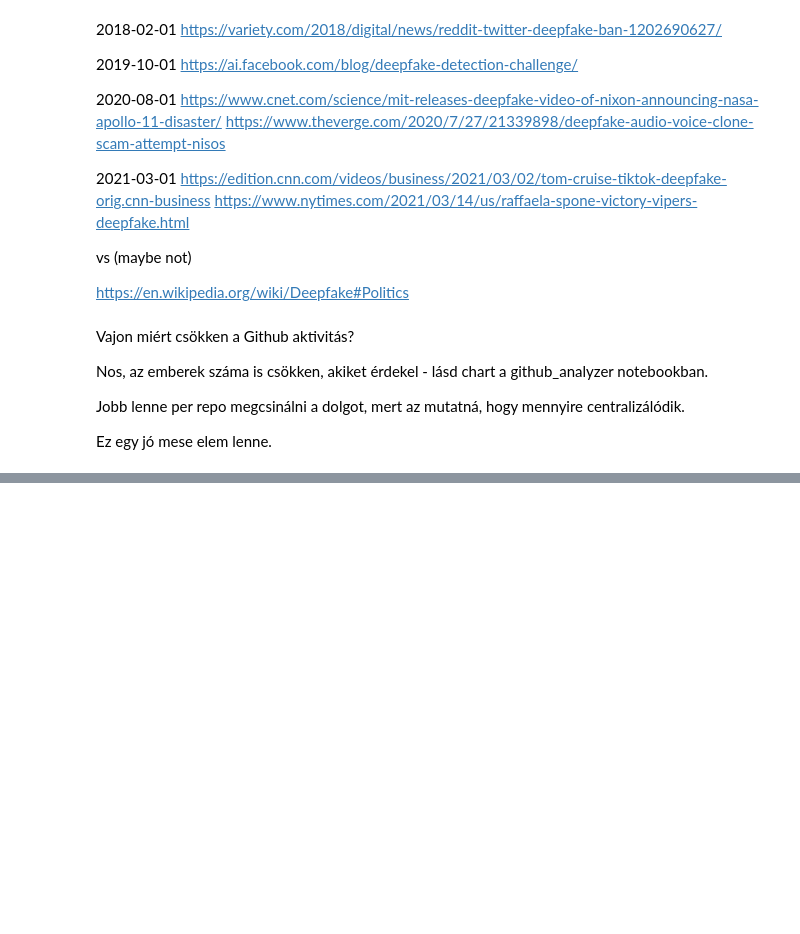
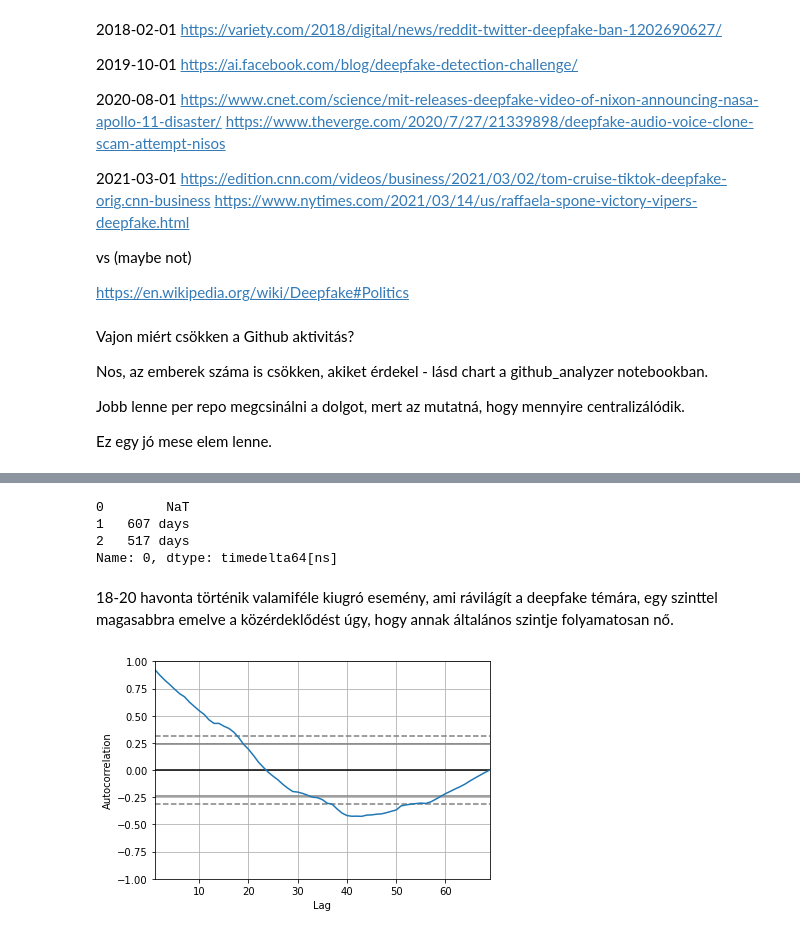
Before and after one commit to solalatus/deepfake_popularity, a Jupyter notebook: global_analysis.ipynb, the cells around one changed output, grey strips where cells are left out. Cells and saved outputs as stored; diff of their text form; code cells hidden in the pictures; blank space fills up the shorter version.

Commit message:
work on trend forecasting and a lot of general notes

```diff
--- a/global_analysis.ipynb
+++ b/global_analysis.ipynb
@@ -412,0 +415,15 @@ Ez egy jó mese elem lenne.
+# %%
+pd.DataFrame(google_peaks[0])[0].diff()
+# %% [output]
+0        NaT
+1   607 days
+2   517 days
+Name: 0, dtype: timedelta64[ns]
+# %% [markdown]
+18-20 havonta történik valamiféle kiugró esemény, ami rávilágít a deepfake témára, egy szinttel magasabbra emelve a közérdeklődést úgy, hogy annak általános szintje folyamatosan nő.
+# %%
+from pandas.plotting import autocorrelation_plot
+autocorrelation_plot(google_trends_df.search_freq)
+plt.show()
+# %% [output]
+[figure, added]
```
Also changed, not shown: parts of 29 cells of this notebook, 2 other files.
